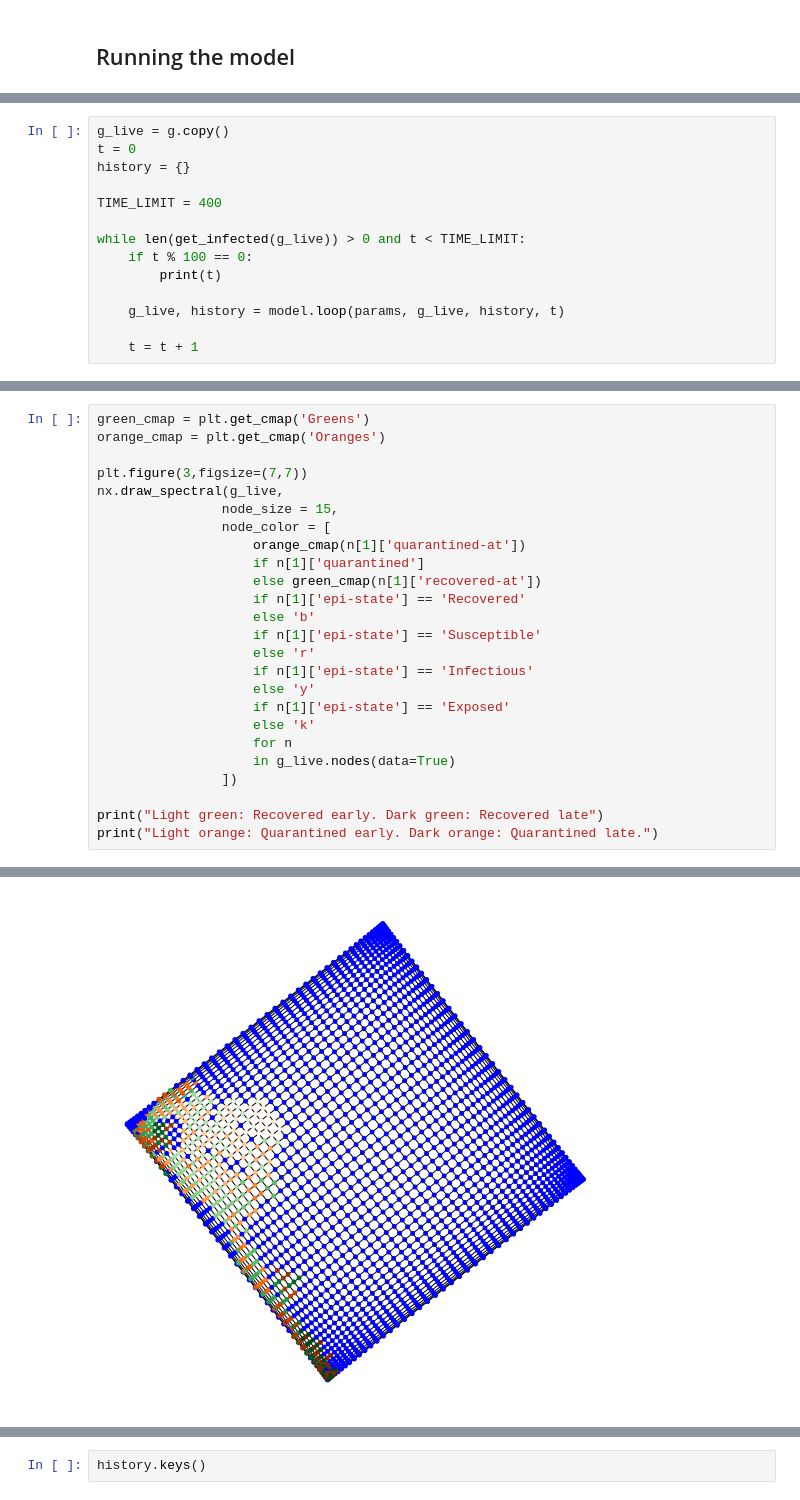
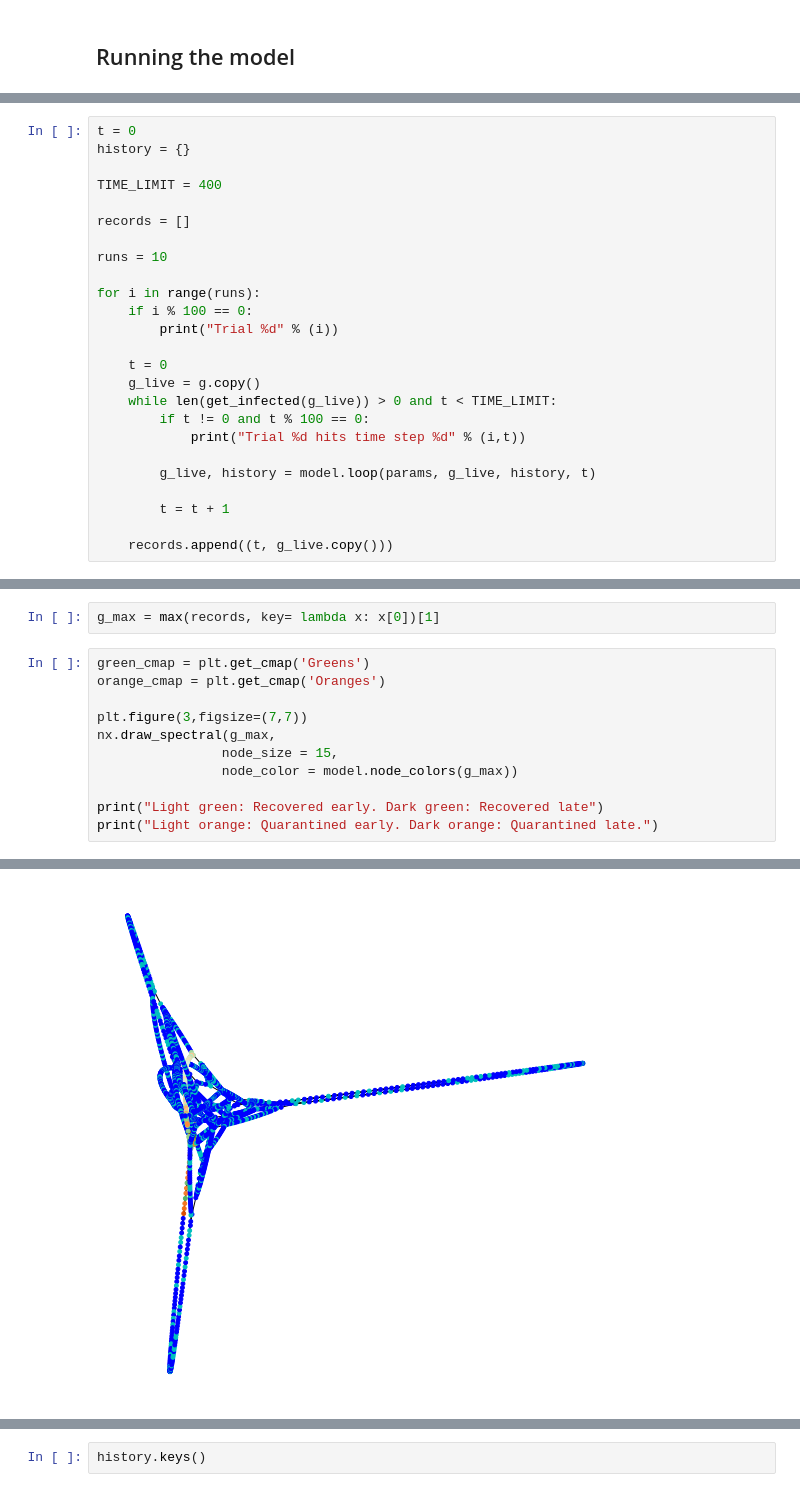
Before and after one commit to sbenthall/privacy-abm, a Jupyter notebook: contact-tracing/code/Python/Graph-based Contact Tracing Simulation.ipynb, the cells around one changed output, grey strips where cells are left out. Drawn from its saved outputs; the diff is of its cells as text.

Commit message:
updates to model and notebook

```diff
--- a/contact-tracing/code/Python/Graph-based Contact Tracing Simulation.ipynb
+++ b/contact-tracing/code/Python/Graph-based Contact Tracing Simulation.ipynb
@@ -247,17 +279,28 @@ get_infected(g)
    'tested': False,
    'epi-state': 'Infectious'})]
 # %%
-g_live = g.copy()
 t = 0
 history = {}
 
 TIME_LIMIT = 400
 
-while len(get_infected(g_live)) > 0 and t < TIME_LIMIT:
-    if t % 100 == 0:
-        print(t)
+records = []
 
-    g_live, history = model.loop(params, g_live, history, t)
+runs = 10
 
-    t = t + 1
+for i in range(runs):
+    if i % 100 == 0:
+        print("Trial %d" % (i))
+
+    t = 0
+    g_live = g.copy()
+    while len(get_infected(g_live)) > 0 and t < TIME_LIMIT:
+        if t != 0 and t % 100 == 0:
+            print("Trial %d hits time step %d" % (i,t))
+
+        g_live, history = model.loop(params, g_live, history, t)
+
+        t = t + 1
+
+    records.append((t, g_live.copy()))
 # %% [output]
@@ -268,32 +322,20 @@ while len(get_infected(g_live)) > 0 and t < TIME_LIMIT:
+# %%
+g_max = max(records, key= lambda x: x[0])[1]
 # %%
 green_cmap = plt.get_cmap('Greens')
 orange_cmap = plt.get_cmap('Oranges')
 
 plt.figure(3,figsize=(7,7))
-nx.draw_spectral(g_live,
+nx.draw_spectral(g_max,
                 node_size = 15,
-                node_color = [
-                    orange_cmap(n[1]['quarantined-at'])
-                    if n[1]['quarantined']
-                    else green_cmap(n[1]['recovered-at'])
-                    if n[1]['epi-state'] == 'Recovered'
-                    else 'b'
-                    if n[1]['epi-state'] == 'Susceptible'
-                    else 'r'
-                    if n[1]['epi-state'] == 'Infectious'
-                    else 'y'
-                    if n[1]['epi-state'] == 'Exposed'
-                    else 'k'
-                    for n
-                    in g_live.nodes(data=True)
-                ])
+                node_color = model.node_colors(g_max))
 
 print("Light green: Recovered early. Dark green: Recovered late")
 print("Light orange: Quarantined early. Dark orange: Quarantined late.")
 # %% [output]
 Light green: Recovered early. Dark green: Recovered late
 Light orange: Quarantined early. Dark orange: Quarantined late.
-[figure, old version]
+[figure, new version]
 # %%
 gradient = np.linspace(0,1,t)
 gradient = np.vstack((gradient, gradient))
```
Also changed, not shown: parts of 25 cells of this notebook, 1 other file.
